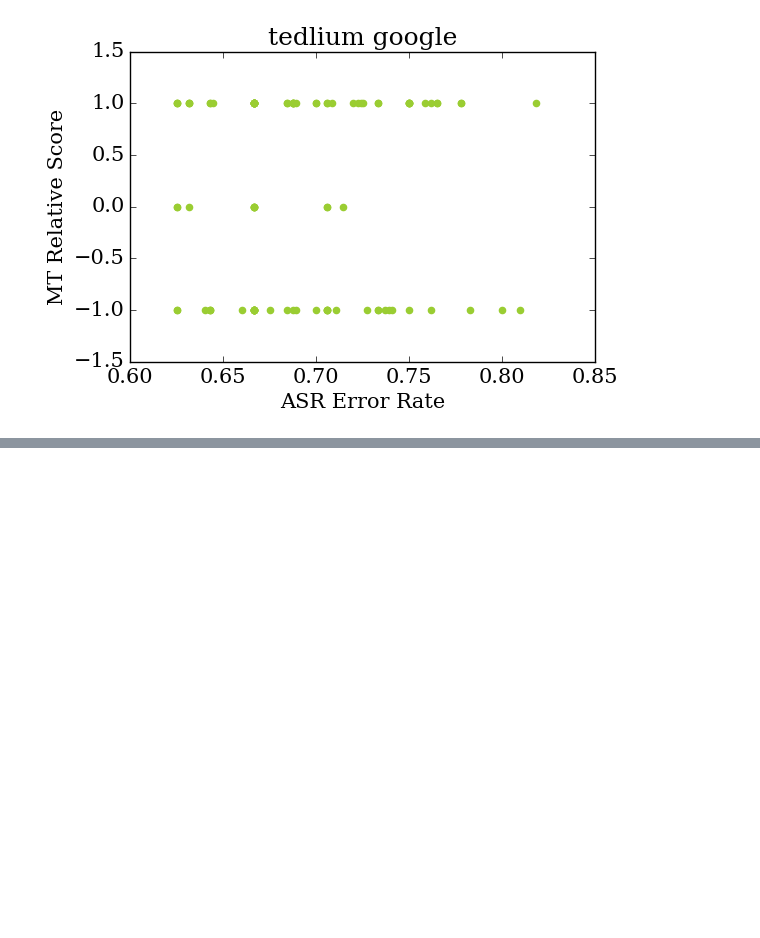
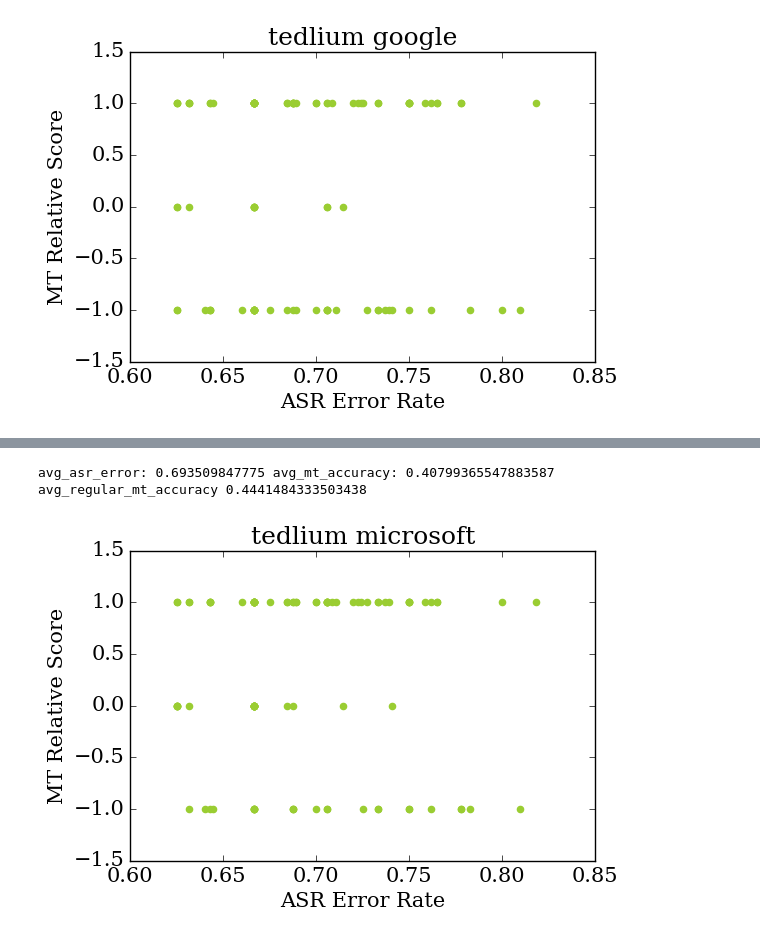
Before and after one commit to yunshengb/research, a Jupyter notebook: exp/asr_mt/analyze.ipynb, the cells around one changed output, grey strips where cells are left out. Cells and saved outputs as stored; diff of their text form; code cells hidden in the pictures; blank space fills up the shorter version.

```diff
--- a/exp/asr_mt/analyze.ipynb
+++ b/exp/asr_mt/analyze.ipynb
@@ -334,0 +374,6 @@ plot_mt_vs_asr(google_stats_list, 'Google MT')
+# %%
+microsoft_stats_list.append(analyze(data, 'tedlium', 'microsoft'))
+plot_score_vs_error('yellowgreen', **microsoft_stats_list[-1])
+# %% [output]
+avg_asr_error: 0.693509847775 avg_mt_accuracy: 0.40799365547883587 avg_regular_mt_accuracy 0.4441484333503438
+[figure, added]
```
Also changed, not shown: parts of 11 cells of this notebook, 2 other files.
